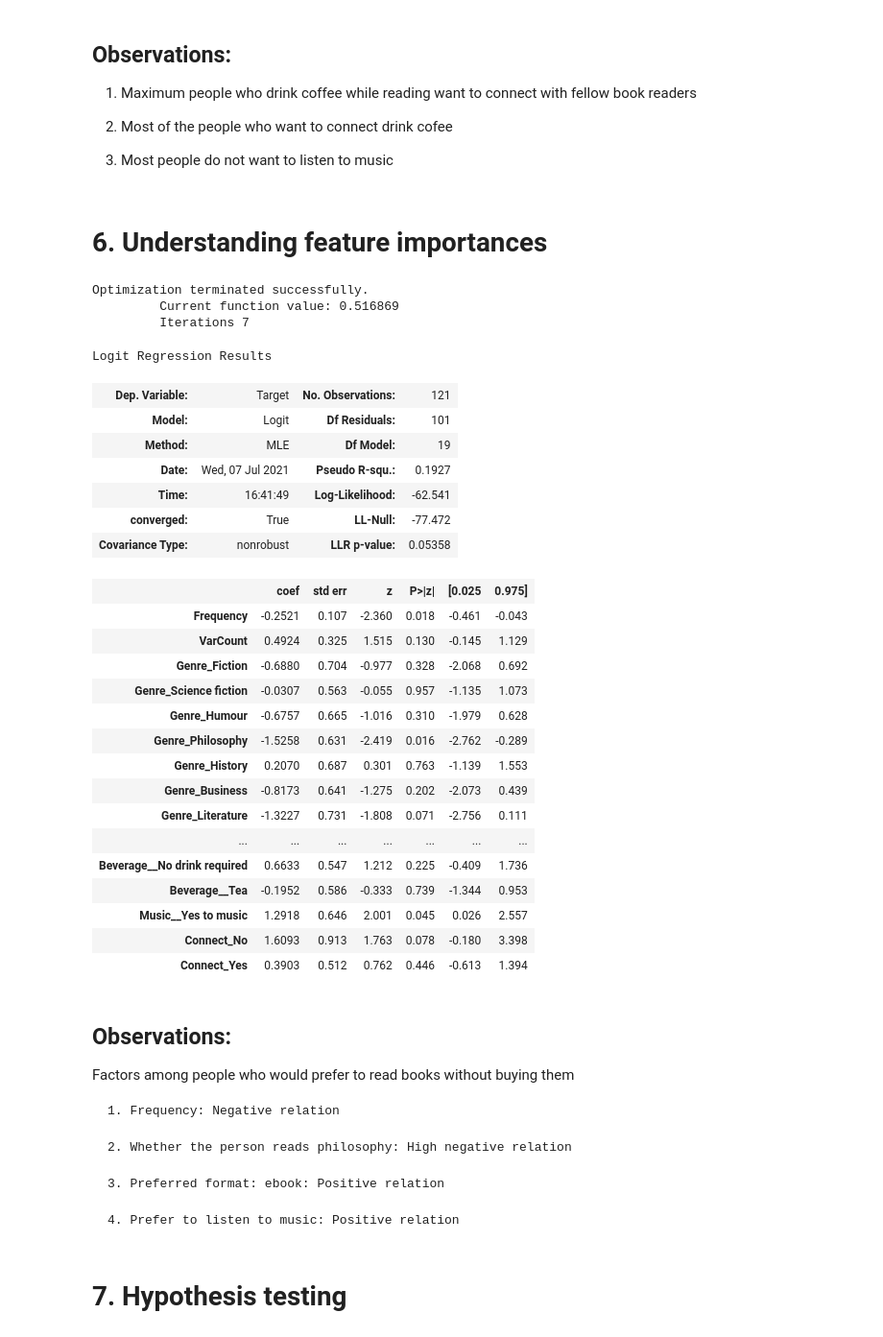
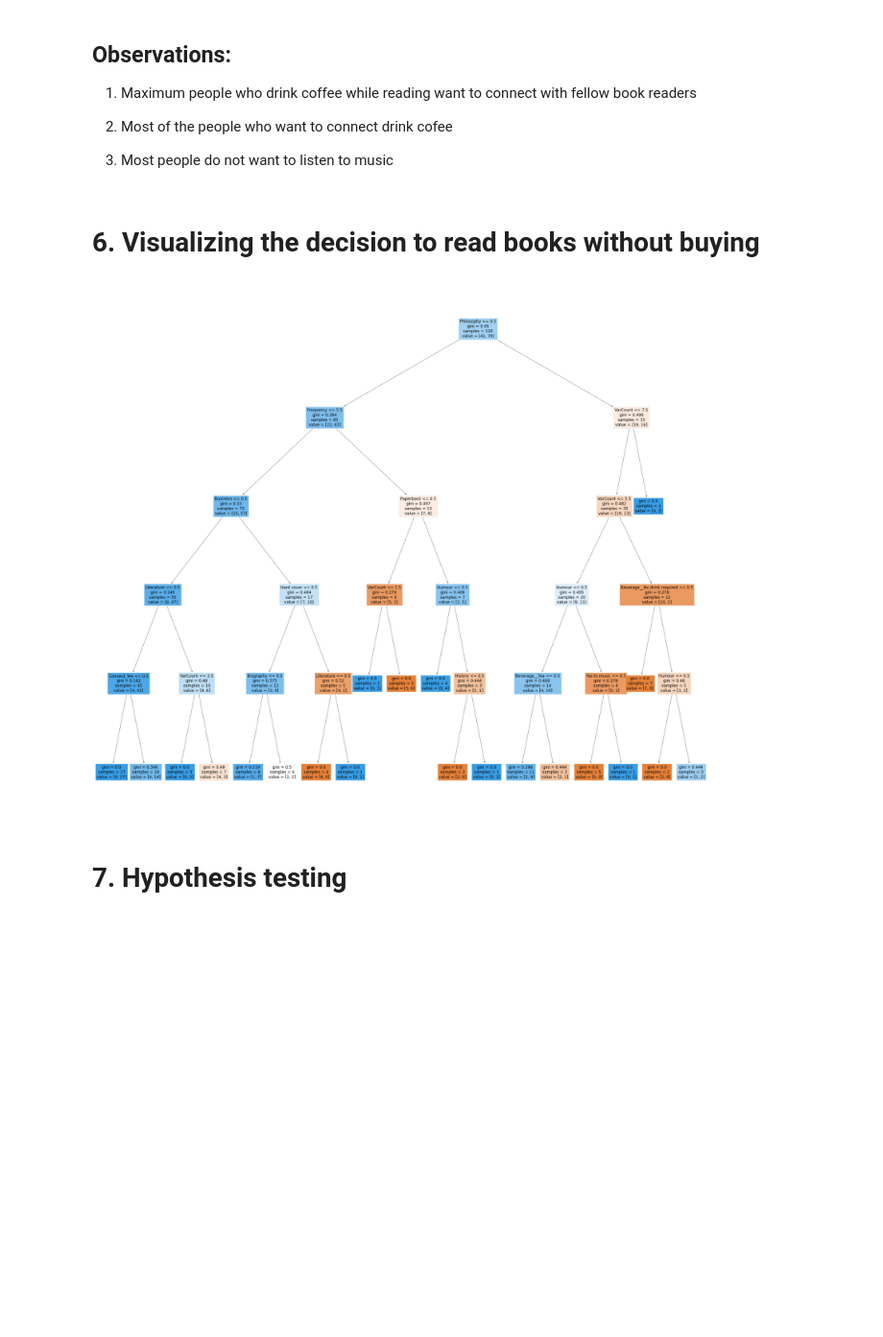
Before and after one commit to coderkol95/Book_cafe, a Jupyter notebook: Book.ipynb, the cells around one changed output. Shown at 96% size. Cells and saved outputs as stored; diff of their text form; code cells hidden in the pictures; blank space fills up the shorter version.

Commit message:
added tree

```diff
--- a/Book.ipynb
+++ b/Book.ipynb
@@ -149,5 +151,3 @@ dk = pd.concat([dk.iloc[0:7,:],dk.iloc[13:20,:]])
 2. Most of the people who want to connect drink cofee
 
 3. Most people do not want to listen to music
-# %% [markdown]
-# 6. Understanding feature importances
@@ -156,46 +154,15 @@ X,y = modeller(dmod)
-# %%
-lr=sm.Logit(y,X).fit()
-lr.summary()
-# %% [output]
-Optimization terminated successfully.
-         Current function value: 0.516869
-         Iterations 7
-Logit Regression Results
-| Dep. Variable: | Target | No. Observations: | 121 |
-| Model: | Logit | Df Residuals: | 101 |
-| Method: | MLE | Df Model: | 19 |
-| Date: | Wed, 07 Jul 2021 | Pseudo R-squ.: | 0.1927 |
-| Time: | 16:41:49 | Log-Likelihood: | -62.541 |
-| converged: | True | LL-Null: | -77.472 |
-| Covariance Type: | nonrobust | LLR p-value: | 0.05358 |
-|  | coef | std err | z | P>|z| | [0.025 | 0.975] |
-| Frequency | -0.2521 | 0.107 | -2.360 | 0.018 | -0.461 | -0.043 |
-| VarCount | 0.4924 | 0.325 | 1.515 | 0.130 | -0.145 | 1.129 |
-| Genre_Fiction | -0.6880 | 0.704 | -0.977 | 0.328 | -2.068 | 0.692 |
-| Genre_Science fiction | -0.0307 | 0.563 | -0.055 | 0.957 | -1.135 | 1.073 |
-| Genre_Humour | -0.6757 | 0.665 | -1.016 | 0.310 | -1.979 | 0.628 |
-| Genre_Philosophy | -1.5258 | 0.631 | -2.419 | 0.016 | -2.762 | -0.289 |
-| Genre_History | 0.2070 | 0.687 | 0.301 | 0.763 | -1.139 | 1.553 |
-| Genre_Business | -0.8173 | 0.641 | -1.275 | 0.202 | -2.073 | 0.439 |
-| Genre_Literature | -1.3227 | 0.731 | -1.808 | 0.071 | -2.756 | 0.111 |
-| ... | ... | ... | ... | ... | ... | ... |
-| Beverage__No drink required | 0.6633 | 0.547 | 1.212 | 0.225 | -0.409 | 1.736 |
-| Beverage__Tea | -0.1952 | 0.586 | -0.333 | 0.739 | -1.344 | 0.953 |
-| Music__Yes to music | 1.2918 | 0.646 | 2.001 | 0.045 | 0.026 | 2.557 |
-| Connect_No | 1.6093 | 0.913 | 1.763 | 0.078 | -0.180 | 3.398 |
-| Connect_Yes | 0.3903 | 0.512 | 0.762 | 0.446 | -0.613 | 1.394 |
-# %% [markdown]
-## Observations:
-
-Factors among people who would prefer to read books without buying them
-
-    1. Frequency: Negative relation
-
-    2. Whether the person reads philosophy: High negative relation
-
-    3. Preferred format: ebook: Positive relation
-
-    4. Prefer to listen to music: Positive relation
+# %% [markdown]
+# 6. Visualizing the decision to read books without buying
+# %%
+X,y = modeller(dmod)
+d=DecisionTreeClassifier(max_depth=5)
+d.fit(X,y)
+plt.figure(figsize=(30,30))
+tree_drawn=tree.plot_tree(d, filled=True, feature_names=X.columns.tolist(), fontsize=12)
+plt.show()
+# Want to read books without buying ['No', 'Yes']
+# %% [output]
+[figure, added]
 # %% [markdown]
 # 7. Hypothesis testing
 # %% [markdown]
```
Also changed, not shown: parts of 7 cells of this notebook, 1 other file.
